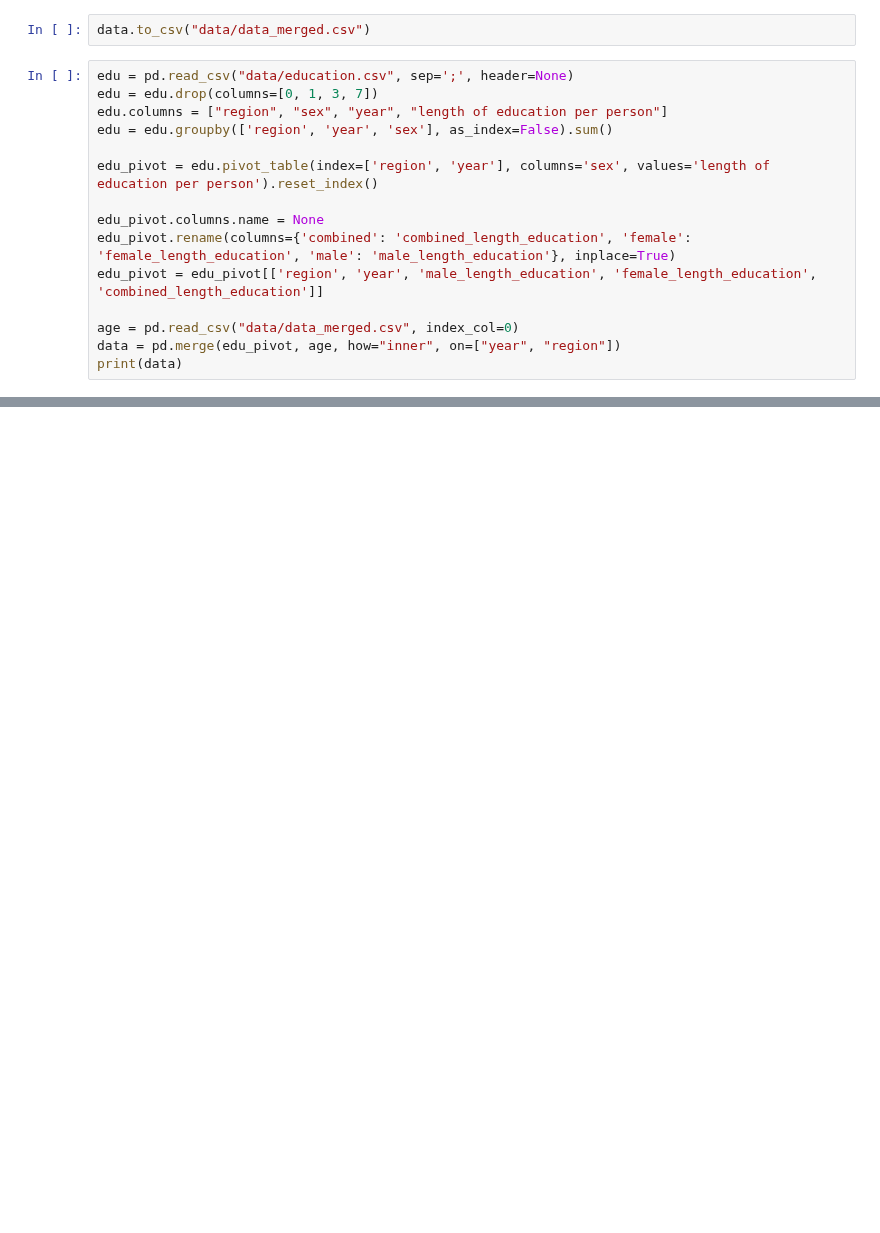
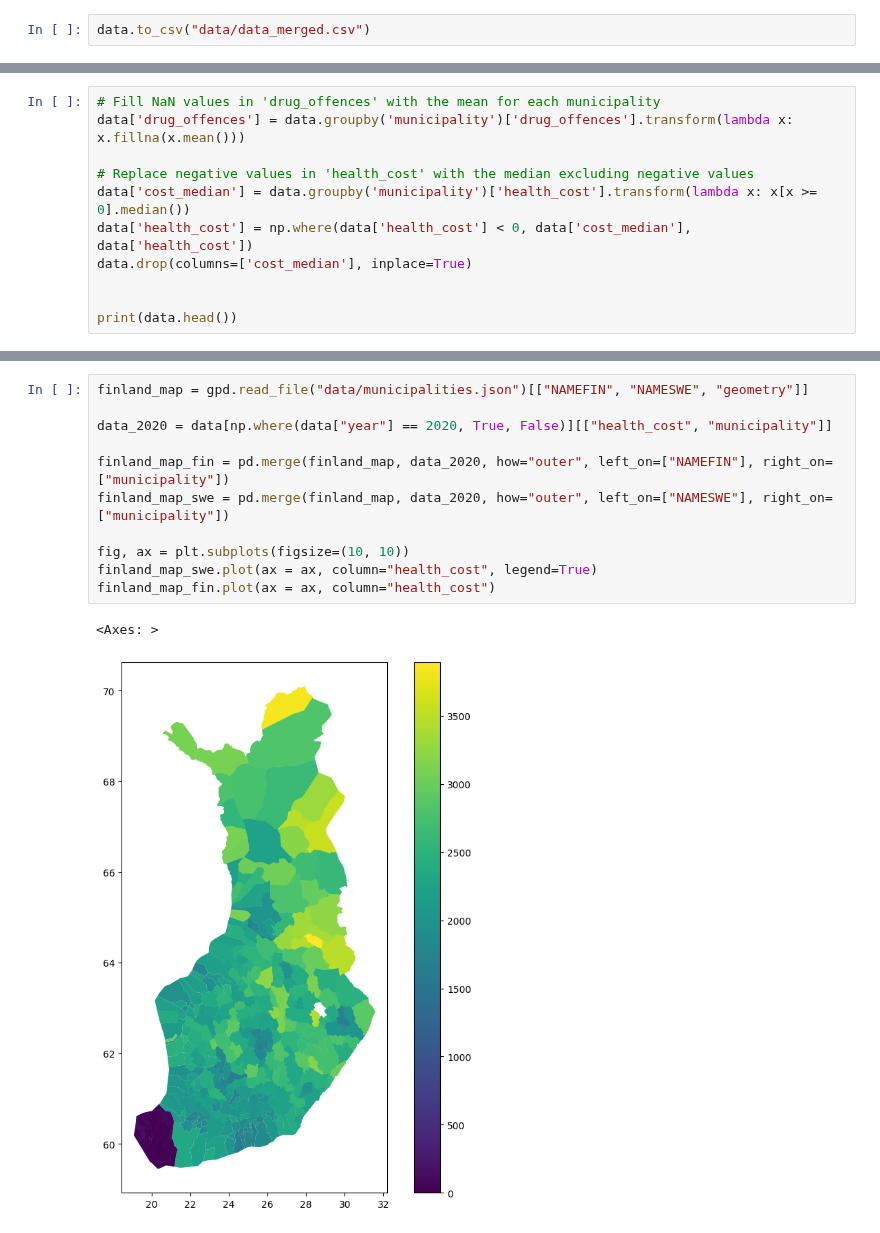
Before and after one commit to AnnaKuokkanen/DataScienceIntro, a Jupyter notebook: intro_to_data_project.ipynb, the cells around one changed output, grey strips where cells are left out. Saved outputs shown, nothing was run; the diff lists cells and outputs as text; blank space fills up the shorter version.

Commit message:
Add files via upload
Fill NaN values and replace negative values

```diff
--- a/intro_to_data_project.ipynb
+++ b/intro_to_data_project.ipynb
@@ -136,17 +147,2 @@ Here we have population structure data. The data set contained many options, but
 # %%
 data.to_csv("data/data_merged.csv")
-# %%
-edu = pd.read_csv("data/education.csv", sep=';', header=None)
-edu = edu.drop(columns=[0, 1, 3, 7])
-edu.columns = ["region", "sex", "year", "length of education per person"]
-edu = edu.groupby(['region', 'year', 'sex'], as_index=False).sum()
-
-edu_pivot = edu.pivot_table(index=['region', 'year'], columns='sex', values='length of education per person').reset_index()
-
-edu_pivot.columns.name = None
-edu_pivot.rename(columns={'combined': 'combined_length_education', 'female': 'female_length_education', 'male': 'male_length_education'}, inplace=True)
-edu_pivot = edu_pivot[['region', 'year', 'male_length_education', 'female_length_education', 'combined_length_education']]
-
-age = pd.read_csv("data/data_merged.csv", index_col=0)
-data = pd.merge(edu_pivot, age, how="inner", on=["year", "region"])
-print(data)
@@ -217,0 +192,11 @@ The employment situation is described by the proportion of students and employed
+# %%
+# Fill NaN values in 'drug_offences' with the mean for each municipality
+data['drug_offences'] = data.groupby('municipality')['drug_offences'].transform(lambda x: x.fillna(x.mean()))
+
+# Replace negative values in 'health_cost' with the median excluding negative values
+data['cost_median'] = data.groupby('municipality')['health_cost'].transform(lambda x: x[x >= 0].median())
+data['health_cost'] = np.where(data['health_cost'] < 0, data['cost_median'], data['health_cost'])
+data.drop(columns=['cost_median'], inplace=True)
+
+
+print(data.head())
@@ -233,0 +231,14 @@ finland_map['geometry'].plot(figsize=(10, 10))
+# %%
+finland_map = gpd.read_file("data/municipalities.json")[["NAMEFIN", "NAMESWE", "geometry"]]
+
+data_2020 = data[np.where(data["year"] == 2020, True, False)][["health_cost", "municipality"]]
+
+finland_map_fin = pd.merge(finland_map, data_2020, how="outer", left_on=["NAMEFIN"], right_on=["municipality"])
+finland_map_swe = pd.merge(finland_map, data_2020, how="outer", left_on=["NAMESWE"], right_on=["municipality"])
+
+fig, ax = plt.subplots(figsize=(10, 10))
+finland_map_swe.plot(ax = ax, column="health_cost", legend=True)
+finland_map_fin.plot(ax = ax, column="health_cost")
+# %% [output]
+<Axes: >
+[figure, added]
```
Also changed, not shown: parts of 35 cells of this notebook.
